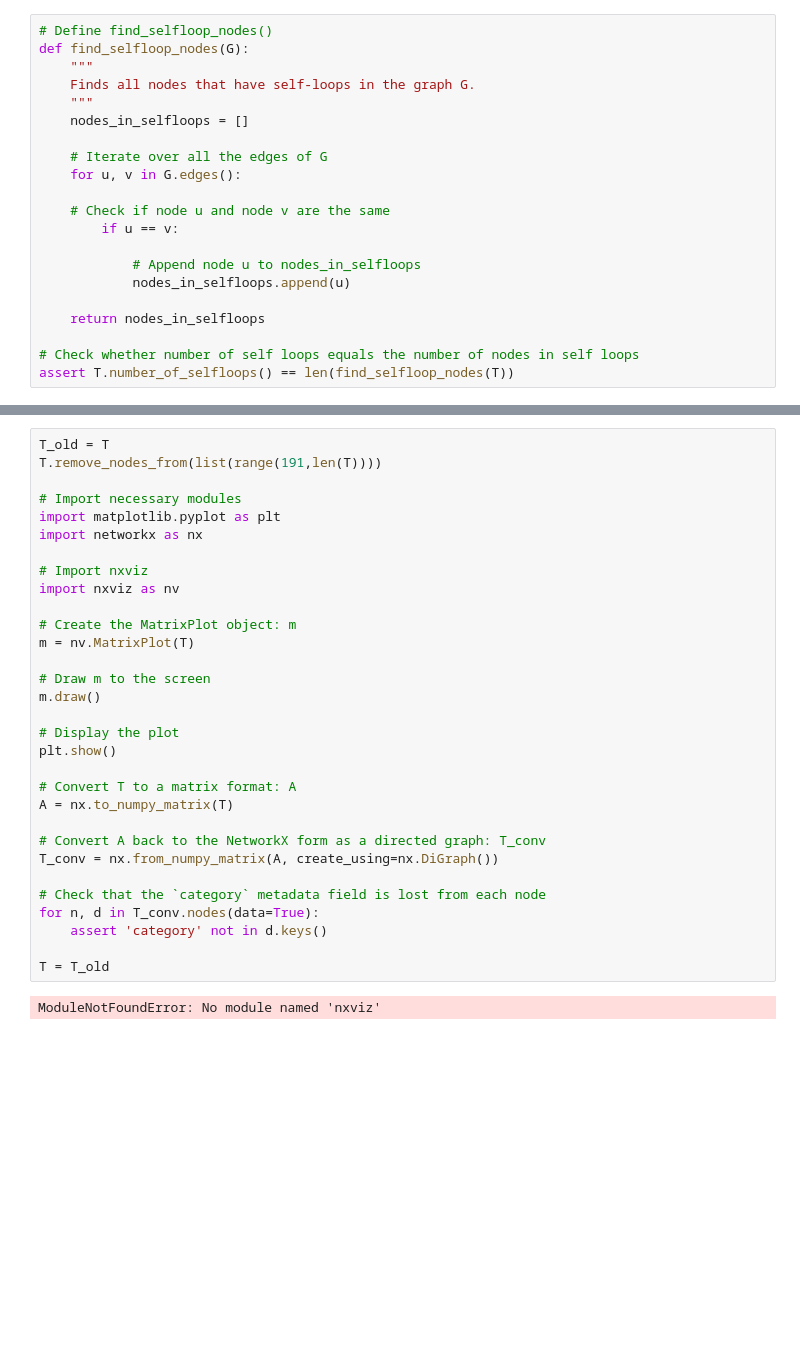
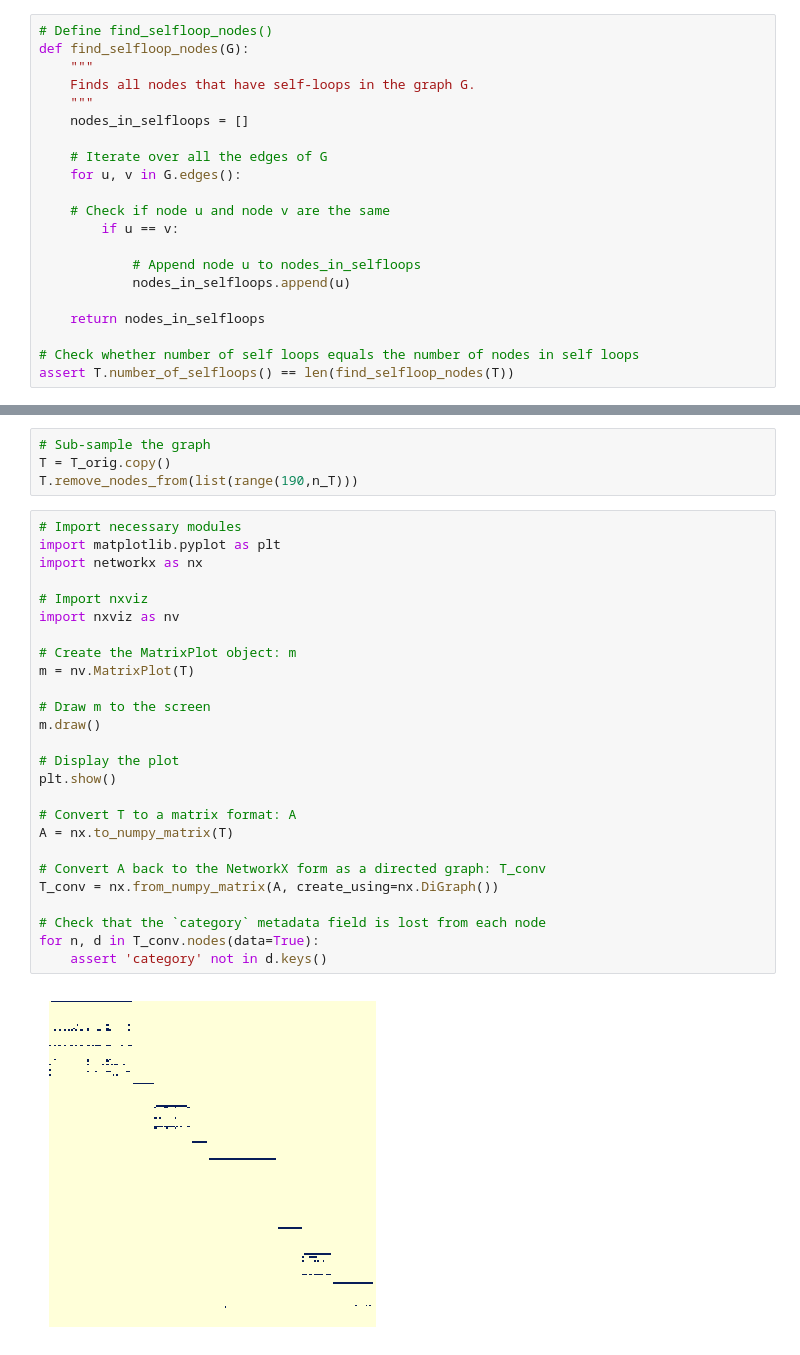
Before and after one commit to joneswan/DataCamp, a Jupyter notebook: Network Analysis in Python Part 1/01 Introduction to network.ipynb, the cells around one changed output, grey strips where cells are left out. Cells and saved outputs as stored; diff of their text form; blank space fills up the shorter version.

```diff
--- a/Network Analysis in Python Part 1/01 Introduction to network.ipynb
+++ b/Network Analysis in Python Part 1/01 Introduction to network.ipynb
@@ -184,36 +203,35 @@ nxviz is a package for visualizing graphs in a rational fashion. Under the hood,
 A corresponding nx.from_numpy_matrix(A) allows one to quickly create a graph from a NumPy matrix. The default graph type is Graph(); if you want to make it a DiGraph(), that has to be specified using the create_using keyword argument, e.g. (nx.from_numpy_matrix(A, create_using=nx.DiGraph)).
 
 One final note, matplotlib.pyplot and networkx have already been imported as plt and nx, respectively, and the graph T has been pre-loaded. For simplicity and speed, we have sub-sampled only 100 edges from the network.
+# %%
+# Sub-sample the graph
+T = T_orig.copy()
+T.remove_nodes_from(list(range(190,n_T)))
 # %%
-T_old = T
-T.remove_nodes_from(list(range(191,len(T))))
-
 # Import necessary modules
 import matplotlib.pyplot as plt
 import networkx as nx
 
 # Import nxviz
 import nxviz as nv
 
 # Create the MatrixPlot object: m
 m = nv.MatrixPlot(T)
 
 # Draw m to the screen
 m.draw()
 
 # Display the plot
 plt.show()
 
 # Convert T to a matrix format: A
 A = nx.to_numpy_matrix(T)
 
 # Convert A back to the NetworkX form as a directed graph: T_conv
 T_conv = nx.from_numpy_matrix(A, create_using=nx.DiGraph())
 
 # Check that the `category` metadata field is lost from each node
 for n, d in T_conv.nodes(data=True):
     assert 'category' not in d.keys()
-
-T = T_old
 # %% [output]
-ModuleNotFoundError: No module named 'nxviz'
+[figure, added]
```
Also changed, not shown: parts of 25 cells of this notebook, 1 other file.
